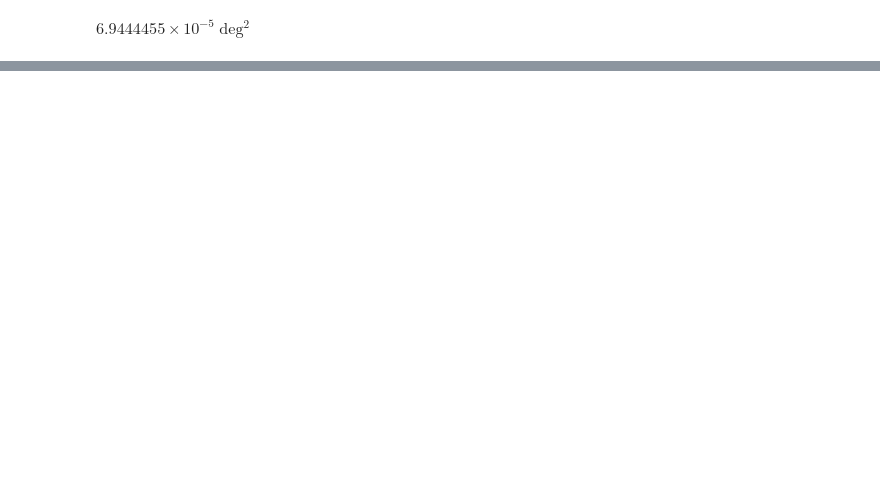
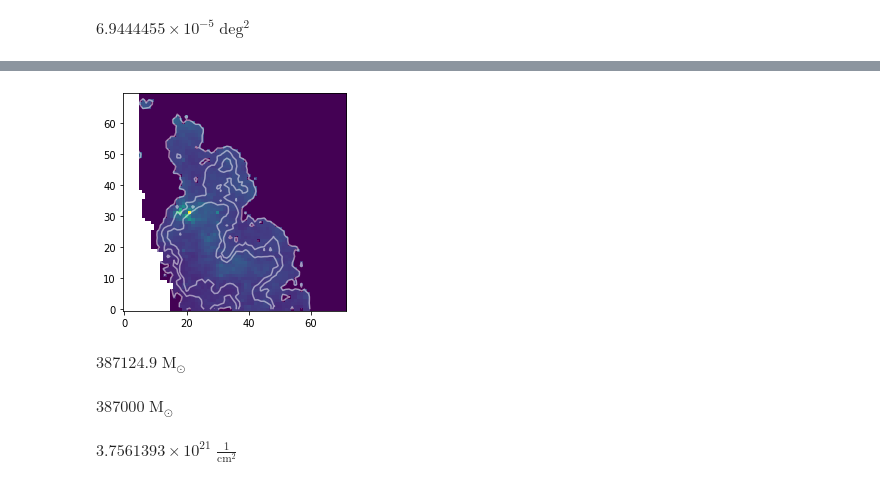
Before and after one commit to SpacialTree/clouds-g5-b1, a Jupyter notebook: SurfaceArea.ipynb, the cells around one changed output, grey strips where cells are left out. Cells and saved outputs as stored; diff of their text form; code cells hidden in the pictures; blank space fills up the shorter version.

```diff
--- a/SurfaceArea.ipynb
+++ b/SurfaceArea.ipynb
@@ -98,0 +143,2 @@ G5subim.mom0.2.im/                   immath.last*
+# %%
+ppmap_reproj = ppmap_im.reproject(cube_nh3.moment0().header)
@@ -98,0 +147,20 @@ G5subim.mom0.2.im/                   immath.last*
+# %%
+plt.imshow(ppmap_reproj.data*mask)#.quicklook()
+plt.contour(cube_nh3.moment0().value, levels=[1, 5, 10], colors='white', alpha=0.5)
+plt.gca().invert_yaxis()
+# %% [output]
+[figure, added]
+# %%
+d = 7*u.kpc
+cden = (ppmap_reproj.data*mask) * (10**20) * u.cm**(-2)
+ww = wcs.WCS(ppmap_reproj.header)
+pix_area_2 = ww.celestial.proj_plane_pixel_area()
+pix_area_cm_2 = (pix_area_2 * d**2).to(u.parsec**2, equivalencies=u.dimensionless_angles()).to(u.cm**2)
+mass_ppmap = np.nansum((pix_area_cm_2 * cden * u.Da*2.8).to(u.M_sun))
+mass_ppmap
+# %% [output]
+$387124.9 \; \mathrm{M_{\odot}}$
+# %%
+3.87e5 * u.Msun
+# %% [output]
+$387000 \; \mathrm{M_{\odot}}$
@@ -98,0 +178,5 @@ G5subim.mom0.2.im/                   immath.last*
+# %%
+colden_ppmap = np.nanmean(cden)
+colden_ppmap
+# %% [output]
+$3.7561393 \times 10^{21} \; \mathrm{\frac{1}{cm^{2}}}$
```
Also changed, not shown: parts of 21 cells of this notebook, 4 other files.
